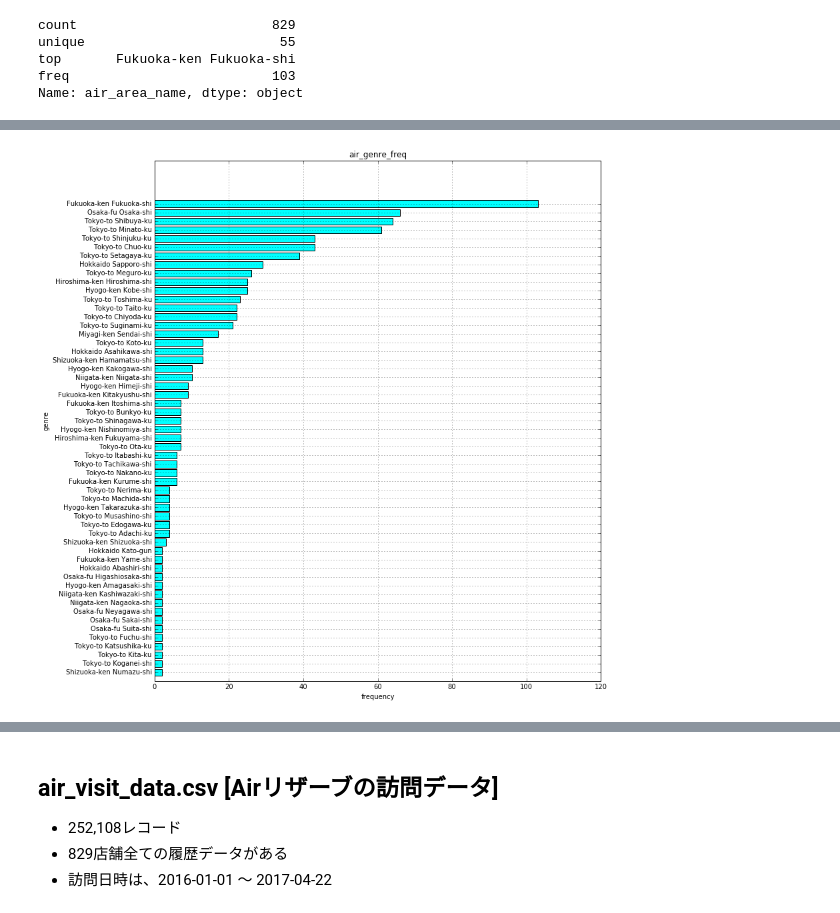
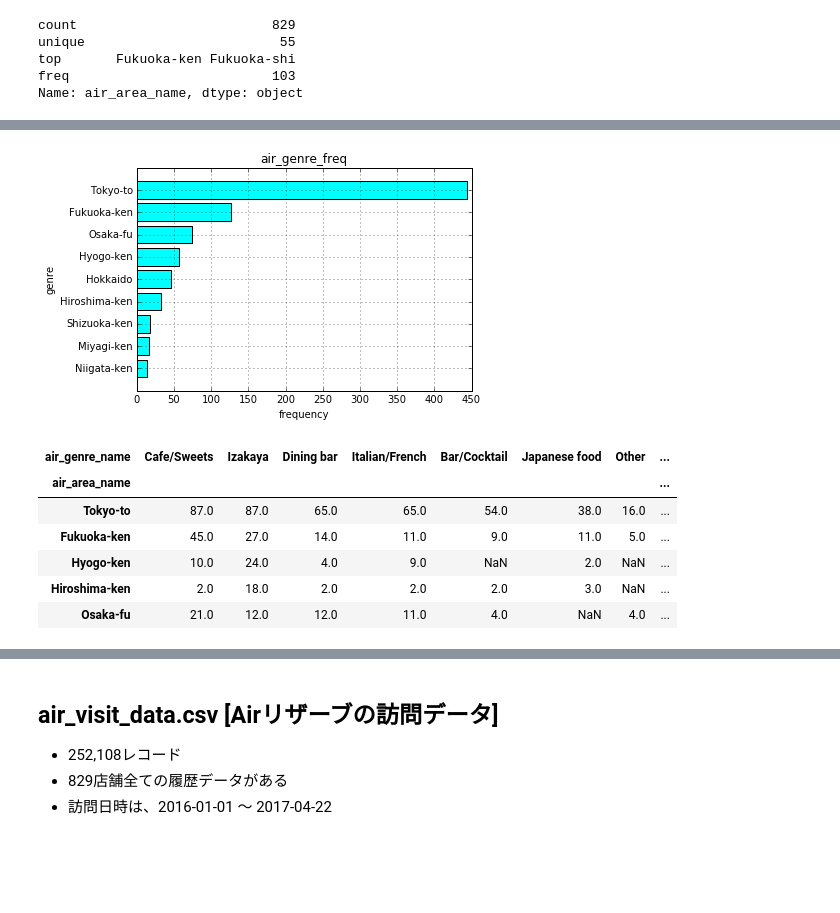
Before and after one commit to selectfromwhere/Restaurant_Visitor_Forecasting, a Jupyter notebook: check_data.ipynb, the cells around one changed output, grey strips where cells are left out. Drawn from its saved outputs; the diff is of its cells as text; code cells hidden in the pictures; blank space fills up the shorter version.

```diff
--- a/check_data.ipynb
+++ b/check_data.ipynb
@@ -250,10 +270,22 @@ Name: air_area_name, dtype: object
 # %%
-df2_air_area_name = df2_edit.groupby('air_area_name').size().sort_values()
-plt.figure(figsize=(12, 14))
-plt.barh(np.arange(1,56), df2_air_area_name.values, tick_label=df2_air_area_name.index, align="center", color='aqua')
+df2_air_area_name = df2_pref.groupby('air_area_name').size().sort_values()
+plt.barh(np.arange(1,10), df2_air_area_name.values, tick_label=df2_air_area_name.index, align="center", color='aqua')
 plt.title("air_genre_freq")
 plt.xlabel("frequency")
 plt.ylabel("genre")
 plt.grid(True)
 # %% [output]
-[figure, old version]
+[figure, new version]
+# %%
+df2_pref_heat = pd.pivot_table(data=df2_pref, values='air_store_id',
+                                  columns='air_area_name', index='air_genre_name', aggfunc='count').sort_values(by='Tokyo-to',ascending=False)
+df2_pref_heat = df2_pref_heat.T.sort_values(by='Izakaya',ascending=False)
+df2_pref_heat.head()
+# %% [output]
+| air_genre_name | Cafe/Sweets | Izakaya | Dining bar | Italian/French | Bar/Cocktail | Japanese food | Other | ... |
+| air_area_name |  |  |  |  |  |  |  | ... |
+| Tokyo-to | 87.0 | 87.0 | 65.0 | 65.0 | 54.0 | 38.0 | 16.0 | ... |
+| Fukuoka-ken | 45.0 | 27.0 | 14.0 | 11.0 | 9.0 | 11.0 | 5.0 | ... |
+| Hyogo-ken | 10.0 | 24.0 | 4.0 | 9.0 | NaN | 2.0 | NaN | ... |
+| Hiroshima-ken | 2.0 | 18.0 | 2.0 | 2.0 | 2.0 | 3.0 | NaN | ... |
+| Osaka-fu | 21.0 | 12.0 | 12.0 | 11.0 | 4.0 | NaN | 4.0 | ... |
```
Also changed, not shown: parts of 21 cells of this notebook.
